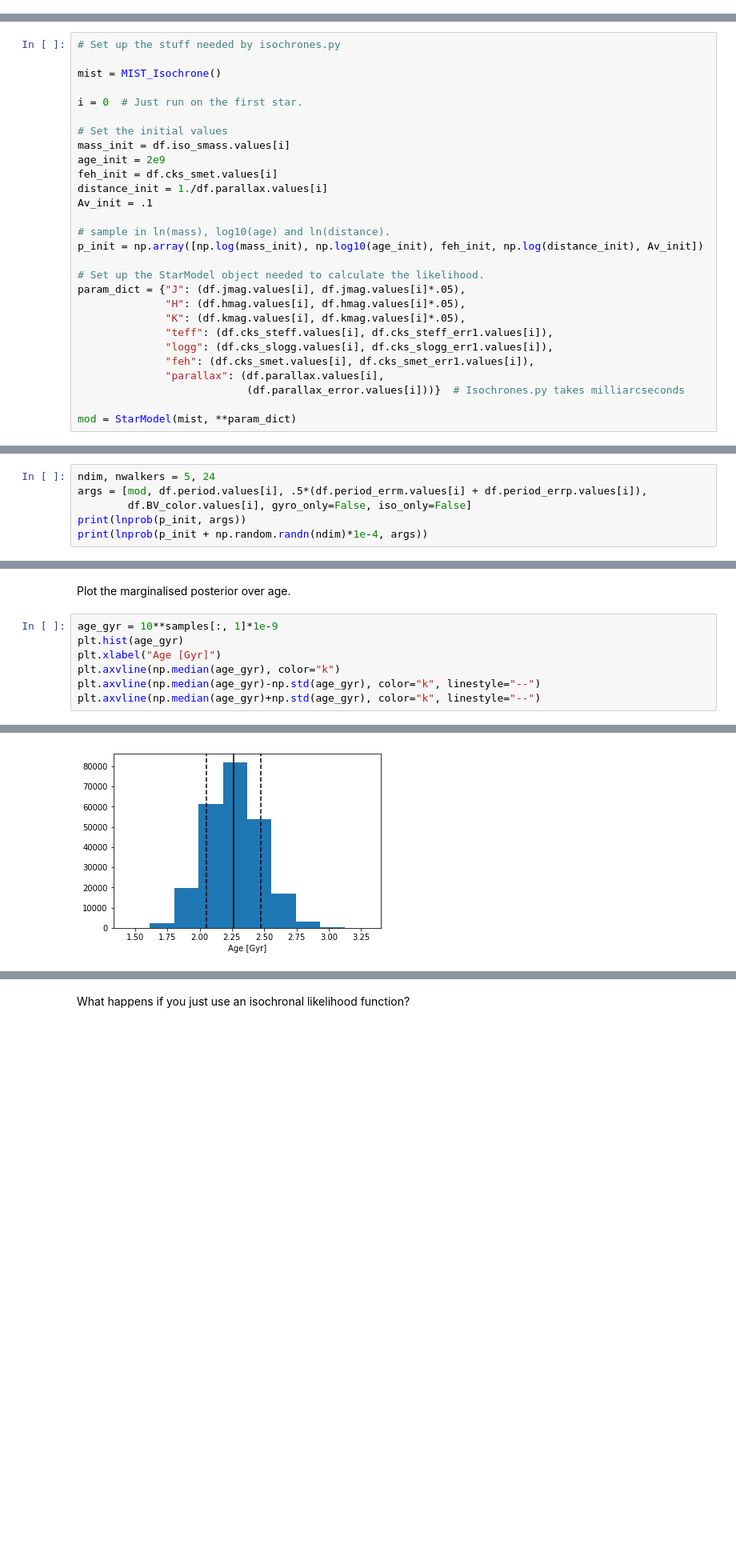
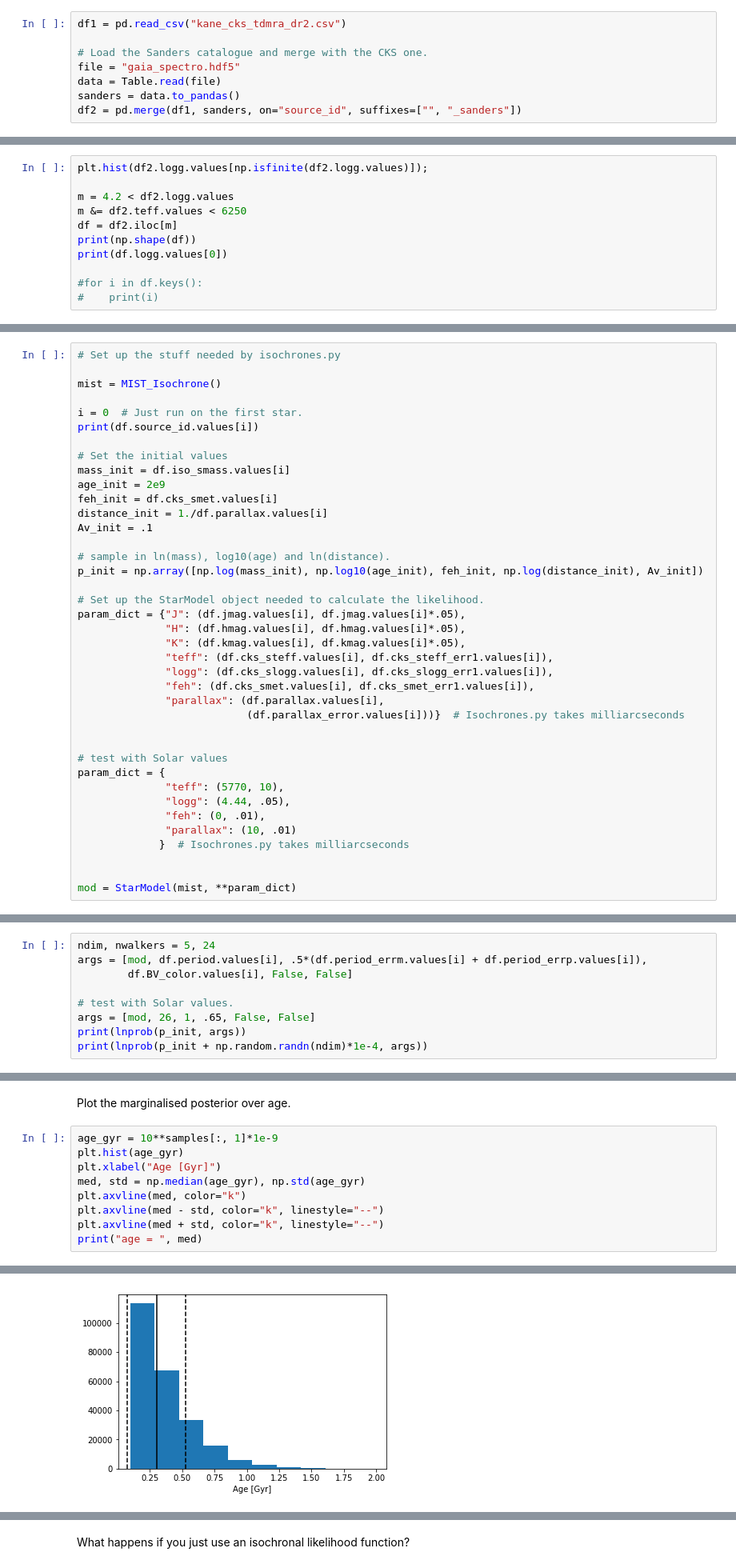
Before and after one commit to RuthAngus/stardate, a Jupyter notebook: age_inference.ipynb, the cells around one changed output, grey strips where cells are left out. Shown: that part at 80% size. Cells and saved outputs as stored; diff of their text form; blank space fills up the shorter version.

```diff
--- a/age_inference.ipynb
+++ b/age_inference.ipynb
@@ -40,0 +19,8 @@ int_kepid
+# %%
+df1 = pd.read_csv("kane_cks_tdmra_dr2.csv")
+
+# Load the Sanders catalogue and merge with the CKS one.
+file = "gaia_spectro.hdf5"
+data = Table.read(file)
+sanders = data.to_pandas()
+df2 = pd.merge(df1, sanders, on="source_id", suffixes=["", "_sanders"])
@@ -40,0 +56,11 @@ int_kepid
+# %%
+plt.hist(df2.logg.values[np.isfinite(df2.logg.values)]);
+
+m = 4.2 < df2.logg.values
+m &= df2.teff.values < 6250
+df = df2.iloc[m]
+print(np.shape(df))
+print(df.logg.values[0])
+
+#for i in df.keys():
+#    print(i)
@@ -70,6 +113,7 @@ Combine isochrones.py with a gyro model to get ages.
 mist = MIST_Isochrone()
 
 i = 0  # Just run on the first star.
+print(df.source_id.values[i])
 
 # Set the initial values
 mass_init = df.iso_smass.values[i]
@@ -91,4 +135,14 @@ param_dict = {"J": (df.jmag.values[i], df.jmag.values[i]*.05),
               "parallax": (df.parallax.values[i],
                            (df.parallax_error.values[i]))}  # Isochrones.py takes milliarcseconds
 
+
+# test with Solar values
+param_dict = {
+              "teff": (5770, 10),
+              "logg": (4.44, .05),
+              "feh": (0, .01),
+              "parallax": (10, .01)
+             }  # Isochrones.py takes milliarcseconds
+
+
 mod = StarModel(mist, **param_dict)
@@ -183,7 +236,10 @@ Test the lnprob (you have to 'unstar' args above for this to work. Put it back f
 # %%
 ndim, nwalkers = 5, 24
 args = [mod, df.period.values[i], .5*(df.period_errm.values[i] + df.period_errp.values[i]),
-        df.BV_color.values[i], gyro_only=False, iso_only=False]
+        df.BV_color.values[i], False, False]
+
+# test with Solar values.
+args = [mod, 26, 1, .65, False, False]
 print(lnprob(p_init, args))
 print(lnprob(p_init + np.random.randn(ndim)*1e-4, args))
 # %% [output]
@@ -215,7 +270,9 @@ Plot the marginalised posterior over age.
 age_gyr = 10**samples[:, 1]*1e-9
 plt.hist(age_gyr)
 plt.xlabel("Age [Gyr]")
-plt.axvline(np.median(age_gyr), color="k")
-plt.axvline(np.median(age_gyr)-np.std(age_gyr), color="k", linestyle="--")
-plt.axvline(np.median(age_gyr)+np.std(age_gyr), color="k", linestyle="--")
+med, std = np.median(age_gyr), np.std(age_gyr)
+plt.axvline(med, color="k")
+plt.axvline(med - std, color="k", linestyle="--")
+plt.axvline(med + std, color="k", linestyle="--")
+print("age = ", med)
 # %% [output]
@@ -223 +280 @@ plt.axvline(np.median(age_gyr)+np.std(age_gyr), color="k", linestyle="--")
-[figure, old version]
+[figure, new version]
```
Also changed, not shown: parts of 20 cells of this notebook.
